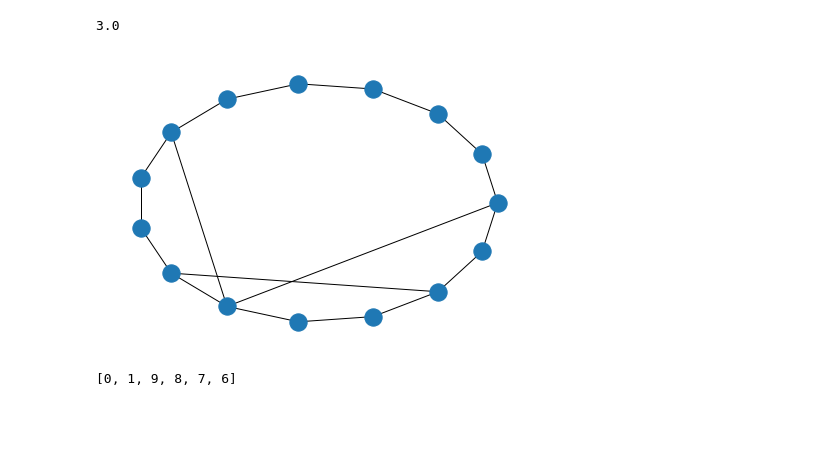
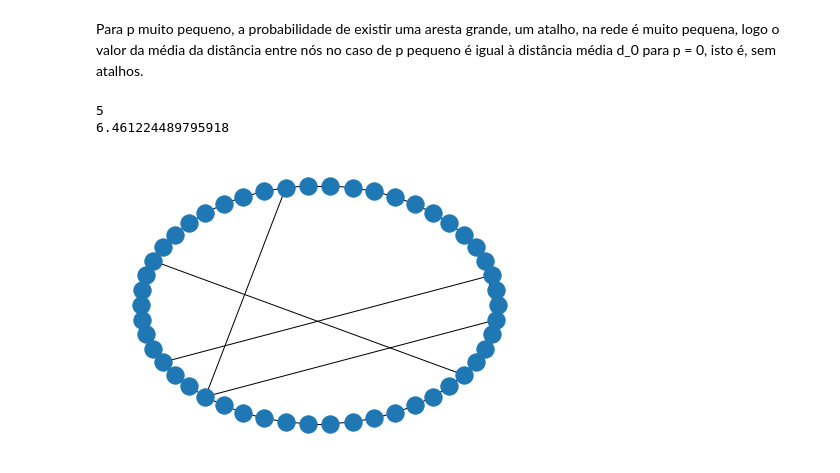
Before and after one commit to AlantheBenign/Fisica-Computacional-Informacao-e-Complexidade, a Jupyter notebook: Aula 7 - Redes Complexas/Rede de mundo pequeno.ipynb, the cells around one changed output. Saved outputs shown, nothing was run; the diff lists cells and outputs as text; code cells hidden in the pictures; blank space fills up the shorter version.

```diff
--- a/Aula 7 - Redes Complexas/Rede de mundo pequeno.ipynb
+++ b/Aula 7 - Redes Complexas/Rede de mundo pequeno.ipynb
@@ -66,0 +70,17 @@ nx.draw_circular(grafo,node_color=cores)
+# %%
+def FindAllPathLengths(graph):
+    distancias = np.zeros((graph.order(),graph.order()))
+    for i in range(graph.order()):
+        distancias[i] = FindPathLengthsFromNode(graph, i)
+
+    return distancias
+# %%
+def FindAveragePathLength(graph):
+    media = 0
+    a = 0
+    distancias = FindAllPathLengths(graph)
+    for i in range(0,N):
+        for j in range(i+1,N):
+            media += distancias[i][j]
+    media = (media*2)/(N*(N-1))
+    return media
@@ -67,16 +235,15 @@ nx.draw_circular(grafo,node_color=cores)
+# %% [markdown]
+Para p muito pequeno, a probabilidade de existir uma aresta grande, um atalho, na rede é muito pequena, logo o valor da média da distância entre nós no caso de p pequeno é igual à distância média d_0 para p = 0, isto é, sem atalhos.
 # %%
-N=15
+N=50
 Z=2
-p=0.2
-atalhos = int(p*N*Z/2)
-print(p*N*Z/2)
-
+p=0.1
+print(int(p*N*Z/2))
 grafo = cria_rede(N,Z,p)
 nx.draw_circular(grafo)
+d= FindAveragePathLength(grafo)
+print(d)
 # %% [output]
-3.0
+5
+6.461224489795918
-[figure, old version]
+[figure, new version]
-# %%
-nx.shortest_path(grafo,0,6)
-# %% [output]
-[0, 1, 9, 8, 7, 6]
```
Also changed, not shown: parts of 21 cells of this notebook, 3 other files.
